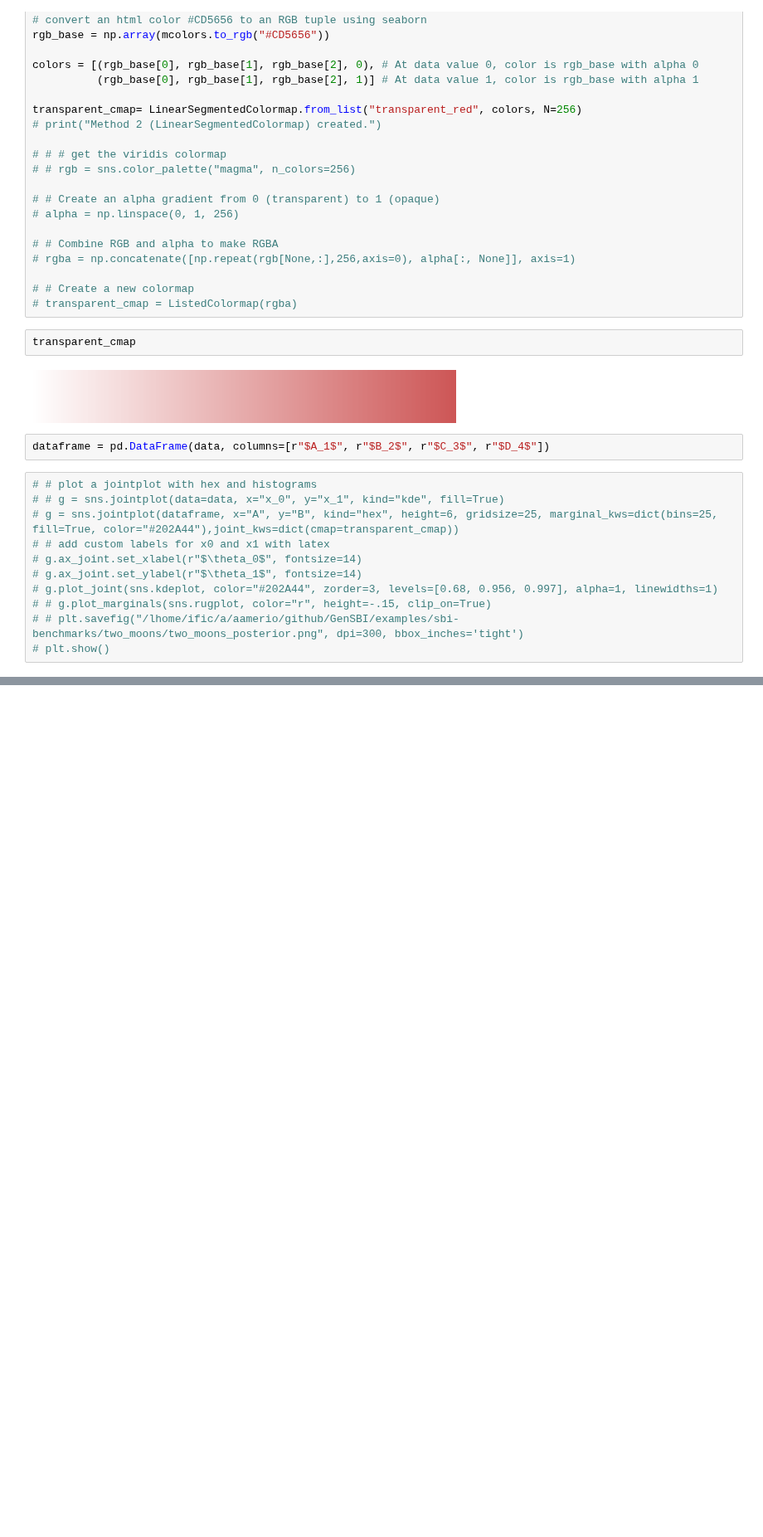
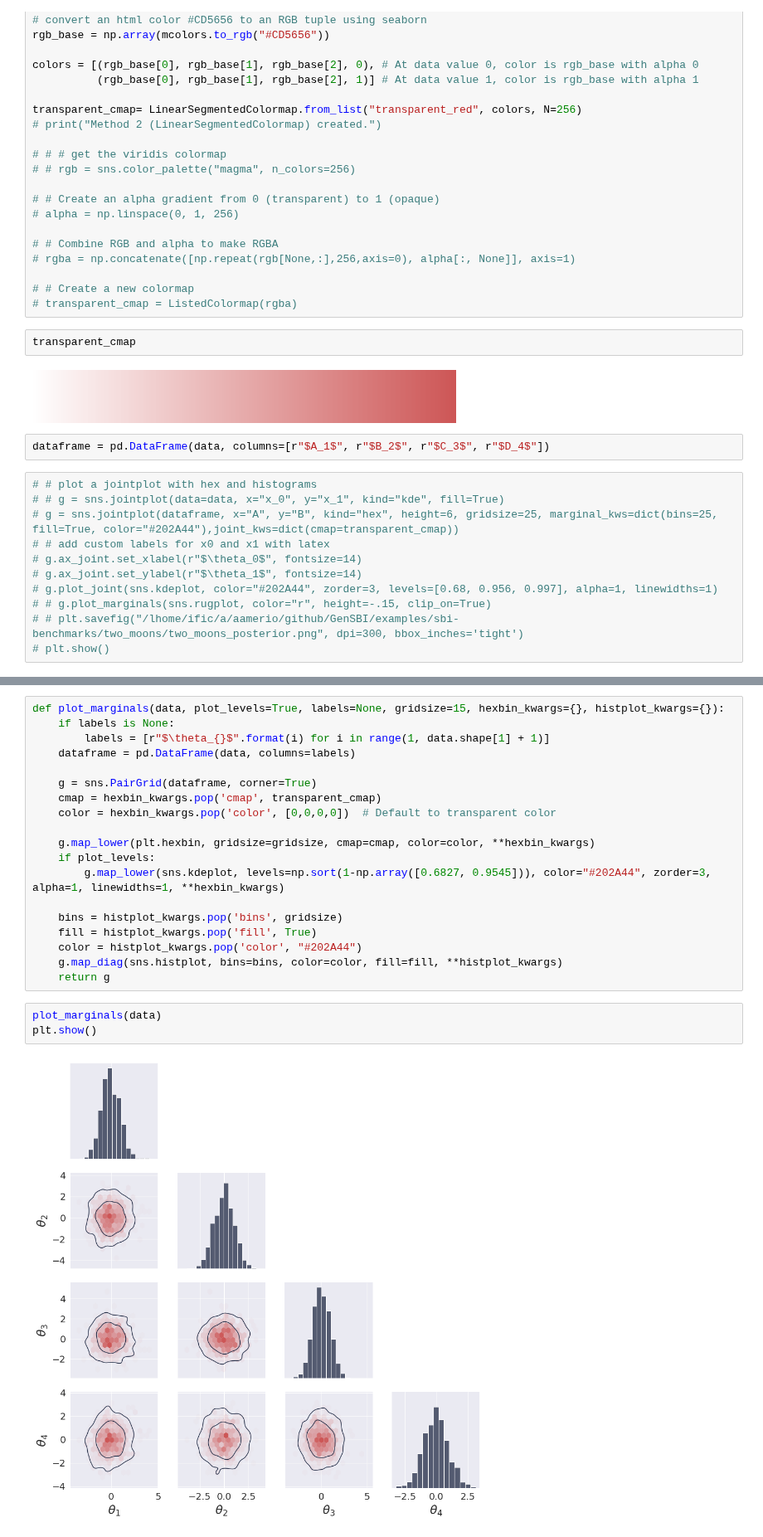
Before and after one commit to aurelio-amerio/GenSBI, a Jupyter notebook: test_plotting.ipynb, the cells around one changed output, grey strips where cells are left out. Shown at 83% size. Drawn from its saved outputs; the diff is of its cells as text; blank space fills up the shorter version.

Commit message:
plotting utils

```diff
--- a/test_plotting.ipynb
+++ b/test_plotting.ipynb
@@ -65,0 +66,24 @@ g.map_diag(sns.histplot, bins=25, color="#202A44", fill=True)
+# %%
+def plot_marginals(data, plot_levels=True, labels=None, gridsize=15, hexbin_kwargs={}, histplot_kwargs={}):
+    if labels is None:
+        labels = [r"$\theta_{}$".format(i) for i in range(1, data.shape[1] + 1)]
+    dataframe = pd.DataFrame(data, columns=labels)
+
+    g = sns.PairGrid(dataframe, corner=True)
+    cmap = hexbin_kwargs.pop('cmap', transparent_cmap)
+    color = hexbin_kwargs.pop('color', [0,0,0,0])  # Default to transparent color
+
+    g.map_lower(plt.hexbin, gridsize=gridsize, cmap=cmap, color=color, **hexbin_kwargs)
+    if plot_levels:
+        g.map_lower(sns.kdeplot, levels=np.sort(1-np.array([0.6827, 0.9545])), color="#202A44", zorder=3, alpha=1, linewidths=1, **hexbin_kwargs)
+
+    bins = histplot_kwargs.pop('bins', gridsize)
+    fill = histplot_kwargs.pop('fill', True)
+    color = histplot_kwargs.pop('color', "#202A44")
+    g.map_diag(sns.histplot, bins=bins, color=color, fill=fill, **histplot_kwargs)
+    return g
+# %%
+plot_marginals(data)
+plt.show()
+# %% [output]
+[figure, added]
```
Also changed, not shown: parts of 9 cells of this notebook, 1 other file.
